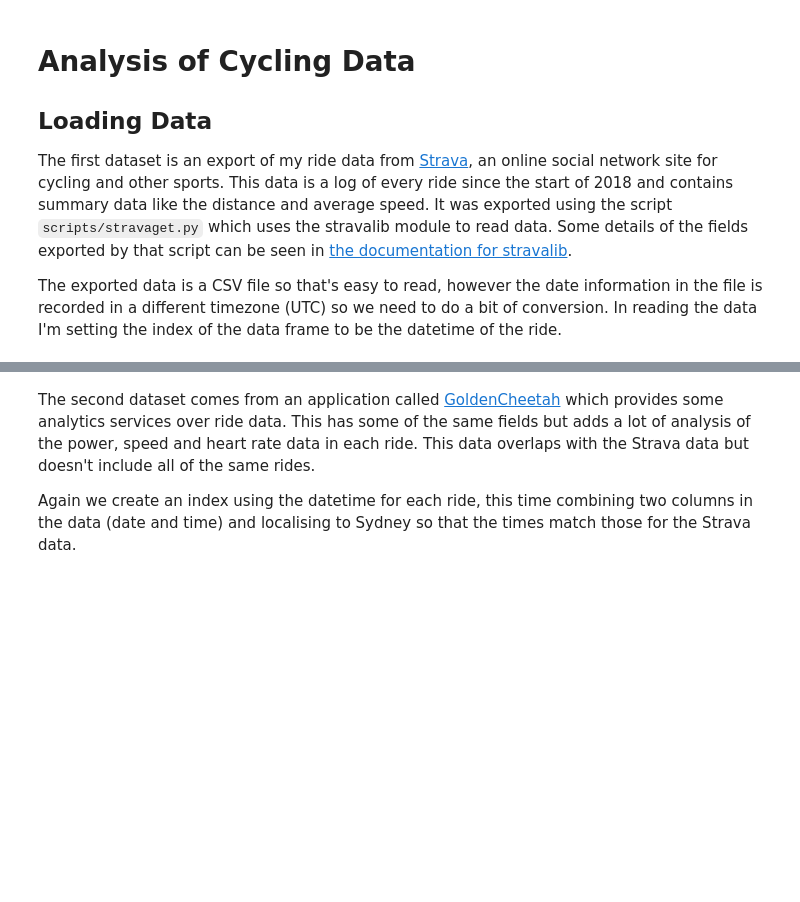
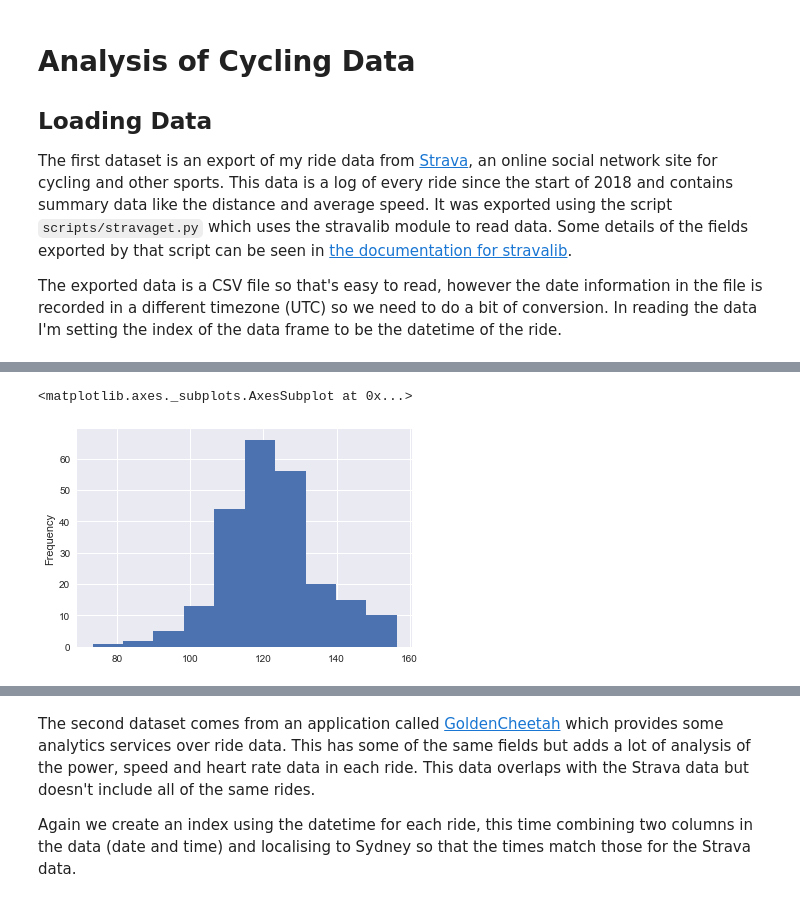
Before and after one commit to bhagyashreedhebe/Portfolios, a Jupyter notebook: Portfolio 1.ipynb, the cells around one changed output, grey strips where cells are left out. Cells and saved outputs as stored; diff of their text form; code cells hidden in the pictures; blank space fills up the shorter version.

```diff
--- a/Portfolio 1.ipynb
+++ b/Portfolio 1.ipynb
@@ -31,0 +49,5 @@ strava.head()
+# %%
+strava['average_heartrate'].plot.hist()
+# %% [output]
+<matplotlib.axes._subplots.AxesSubplot at 0x...>
+[figure, added]
```
Also changed, not shown: parts of 5 cells of this notebook.
